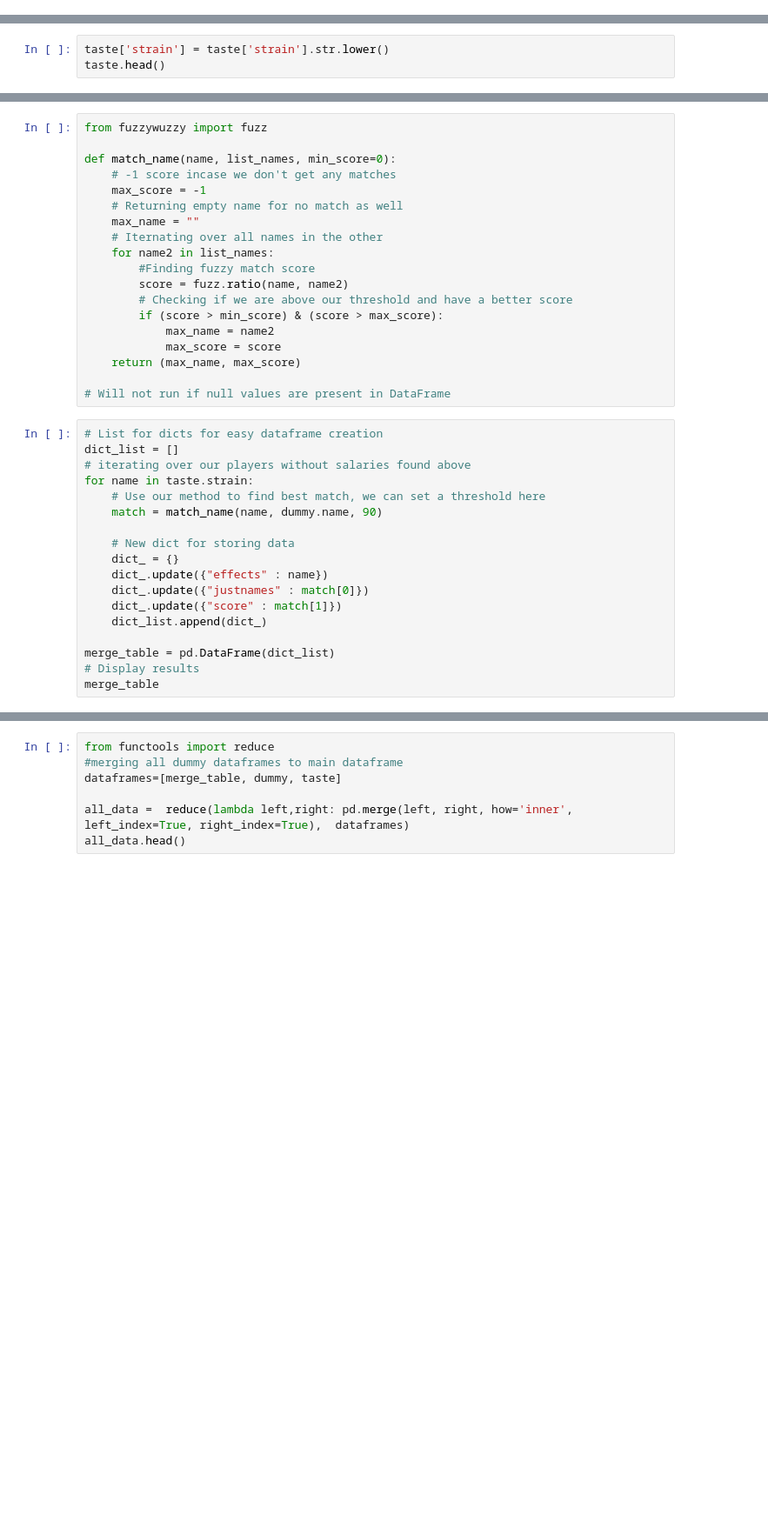
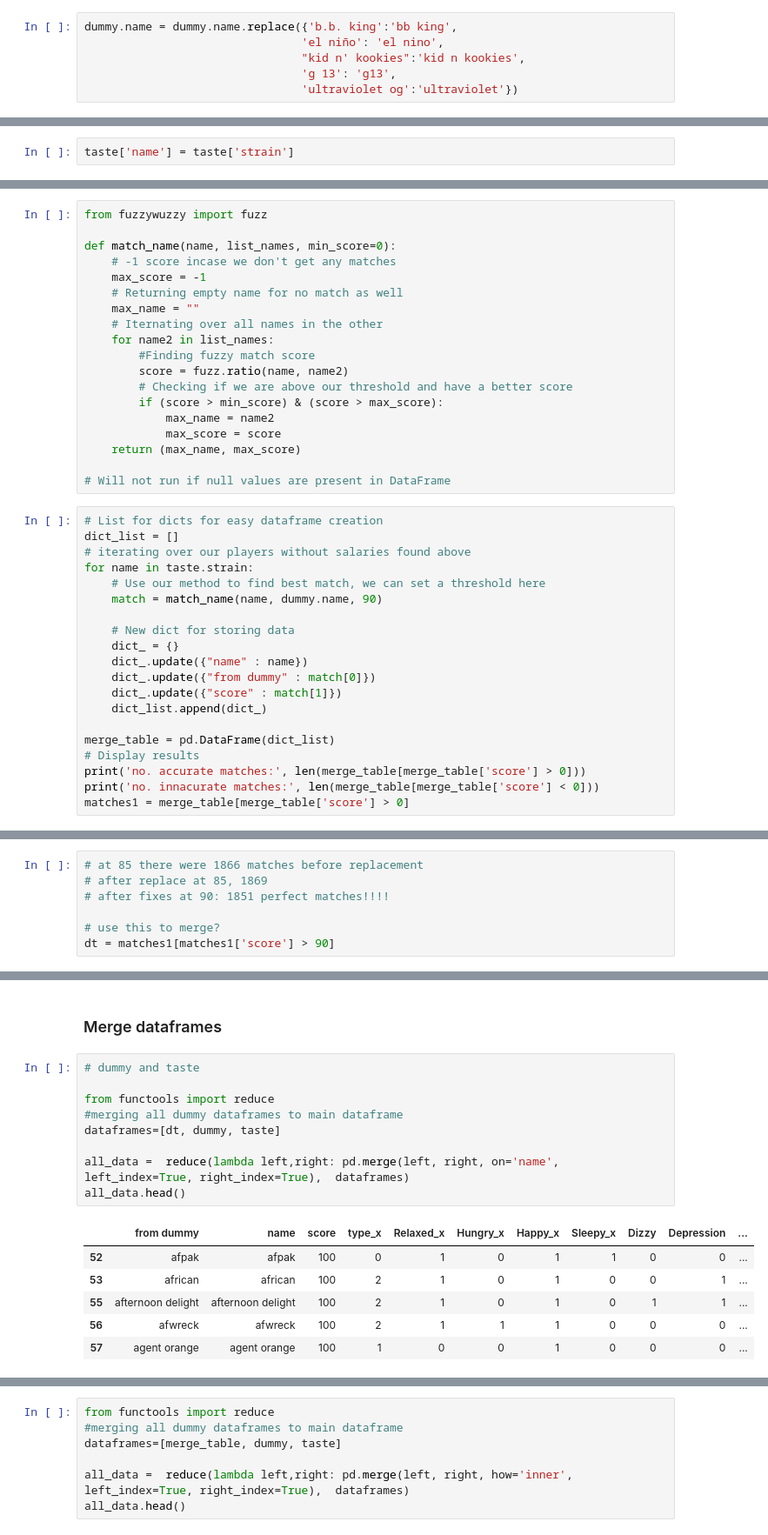
Before and after one commit to stephkendall/Cannabis-Predictions, a Jupyter notebook: Finals.ipynb, the cells around one changed output, grey strips where cells are left out. Shown at 87% size. Saved outputs shown, nothing was run; the diff lists cells and outputs as text; blank space fills up the shorter version.

```diff
--- a/Finals.ipynb
+++ b/Finals.ipynb
@@ -51,0 +183,6 @@ dummy.head()
+# %%
+dummy.name = dummy.name.replace({'b.b. king':'bb king',
+                                'el niño': 'el nino',
+                                "kid n' kookies":'kid n kookies',
+                                'g 13': 'g13',
+                                'ultraviolet og':'ultraviolet'})
@@ -52,3 +211,2 @@ dummy.head()
 # %%
-taste['strain'] = taste['strain'].str.lower()
-taste.head()
+taste['name'] = taste['strain']
@@ -105,12 +249,14 @@ for name in taste.strain:
 
     # New dict for storing data
     dict_ = {}
-    dict_.update({"effects" : name})
-    dict_.update({"justnames" : match[0]})
+    dict_.update({"name" : name})
+    dict_.update({"from dummy" : match[0]})
     dict_.update({"score" : match[1]})
     dict_list.append(dict_)
 
 merge_table = pd.DataFrame(dict_list)
 # Display results
-merge_table
+print('no. accurate matches:', len(merge_table[merge_table['score'] > 0]))
+print('no. innacurate matches:', len(merge_table[merge_table['score'] < 0]))
+matches1 = merge_table[merge_table['score'] > 0]
 # %% [output]
@@ -134,0 +265,7 @@ merge_table
+# %%
+# at 85 there were 1866 matches before replacement
+# after replace at 85, 1869
+# after fixes at 90: 1851 perfect matches!!!!
+
+# use this to merge?
+dt = matches1[matches1['score'] > 90]
@@ -134,0 +365,18 @@ merge_table
+# %% [markdown]
+### Merge dataframes
+# %%
+# dummy and taste
+
+from functools import reduce
+#merging all dummy dataframes to main dataframe
+dataframes=[dt, dummy, taste]
+
+all_data =  reduce(lambda left,right: pd.merge(left, right, on='name', left_index=True, right_index=True),  dataframes)
+all_data.head()
+# %% [output]
+|  | from dummy | name | score | type_x | Relaxed_x | Hungry_x | Happy_x | Sleepy_x | Dizzy | Depression | ... |
+| 52 | afpak | afpak | 100 | 0 | 1 | 0 | 1 | 1 | 0 | 0 | ... |
+| 53 | african | african | 100 | 2 | 1 | 0 | 1 | 0 | 0 | 1 | ... |
+| 55 | afternoon delight | afternoon delight | 100 | 2 | 1 | 0 | 1 | 0 | 1 | 1 | ... |
+| 56 | afwreck | afwreck | 100 | 2 | 1 | 1 | 1 | 0 | 0 | 0 | ... |
+| 57 | agent orange | agent orange | 100 | 1 | 0 | 0 | 1 | 0 | 0 | 0 | ... |
```
Also changed, not shown: parts of 44 cells of this notebook, 2 other files.
